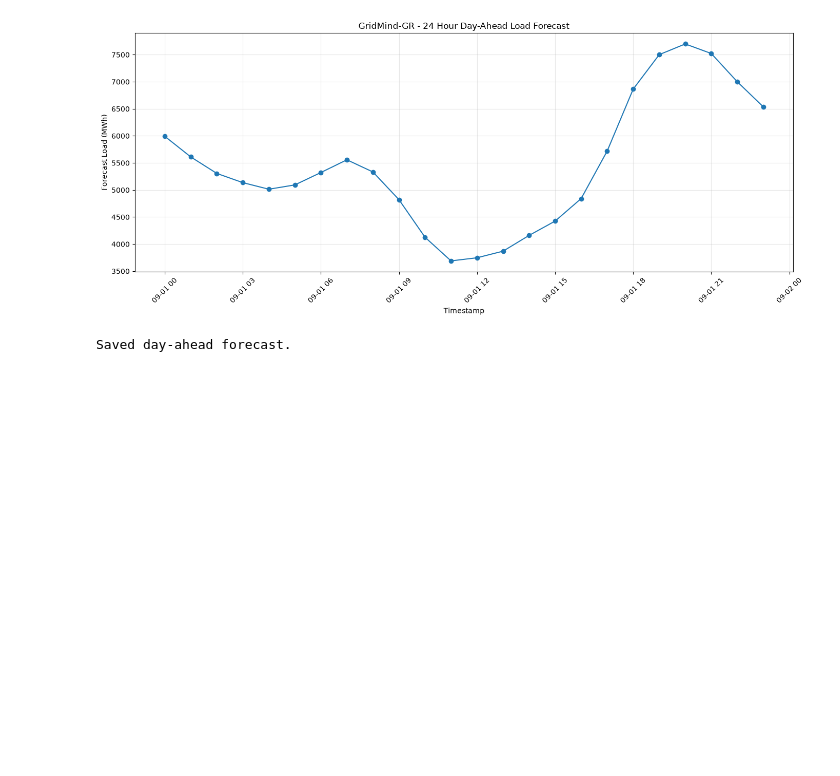
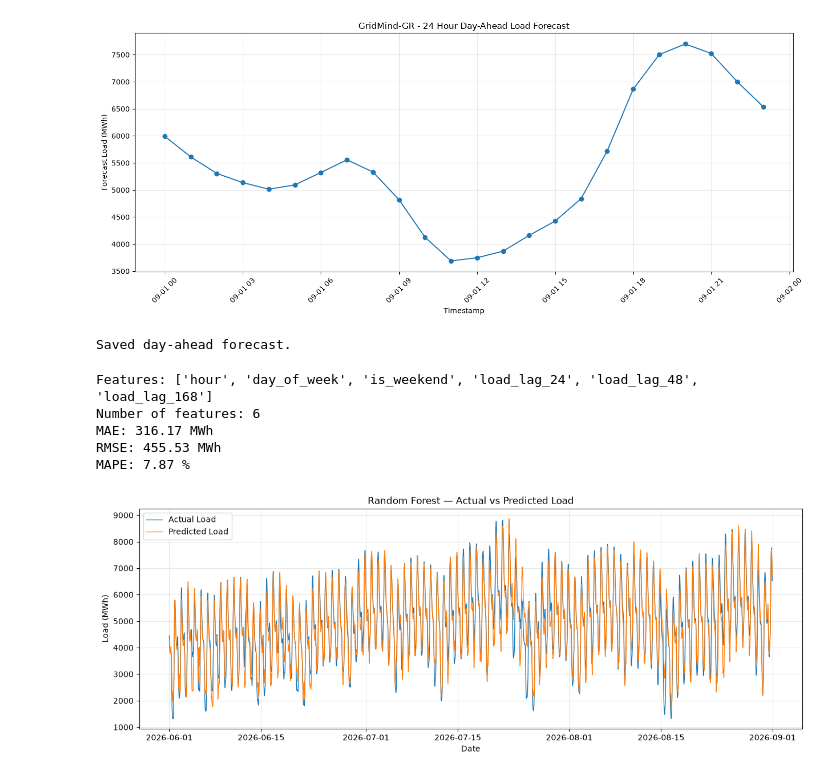
Before and after one commit to spetroulias/gridmind-gr, a Jupyter notebook: notebooks/03_forecast.ipynb, the cells around one changed output. Cells and saved outputs as stored; diff of their text form; code cells hidden in the pictures; blank space fills up the shorter version.

```diff
--- a/notebooks/03_forecast.ipynb
+++ b/notebooks/03_forecast.ipynb
@@ -849,3 +849,82 @@ day_ahead_forecast.to_csv(
 print("Saved day-ahead forecast.")
 # %% [output]
 Saved day-ahead forecast.
+# %%
+from sklearn.ensemble import RandomForestRegressor
+from sklearn.metrics import mean_absolute_error, mean_squared_error
+import numpy as np
+
+FEATURE_COLS = [
+    "hour",
+    "day_of_week",
+    "is_weekend",
+    "load_lag_24",
+    "load_lag_48",
+    "load_lag_168",
+]
+
+# Train / Test
+X_train = train[FEATURE_COLS]
+y_train = train["target"]
+
+X_test = test[FEATURE_COLS]
+y_test = test["target"]
+
+# Model
+model = RandomForestRegressor(
+    n_estimators=300,
+    max_depth=20,
+    min_samples_leaf=2,
+    random_state=42,
+    n_jobs=-1
+)
+
+model.fit(X_train, y_train)
+
+# Predictions
+test_predictions = model.predict(X_test)
+
+# Metrics
+mae = mean_absolute_error(y_test, test_predictions)
+rmse = np.sqrt(mean_squared_error(y_test, test_predictions))
+mape = np.mean(np.abs((y_test - test_predictions) / y_test)) * 100
+
+print("Features:", FEATURE_COLS)
+print("Number of features:", len(FEATURE_COLS))
+print(f"MAE: {mae:.2f} MWh")
+print(f"RMSE: {rmse:.2f} MWh")
+print(f"MAPE: {mape:.2f} %")
+# %% [output]
+Features: ['hour', 'day_of_week', 'is_weekend', 'load_lag_24', 'load_lag_48', 'load_lag_168']
+Number of features: 6
+MAE: 316.17 MWh
+RMSE: 455.53 MWh
+MAPE: 7.87 %
+# %%
+import matplotlib.pyplot as plt
+
+plt.figure(figsize=(15, 5))
+
+plt.plot(
+    test["timestamp"],
+    y_test,
+    label="Actual Load",
+    linewidth=1
+)
+
+plt.plot(
+    test["timestamp"],
+    test_predictions,
+    label="Predicted Load",
+    linewidth=1
+)
+
+plt.xlabel("Date")
+plt.ylabel("Load (MWh)")
+plt.title("Random Forest — Actual vs Predicted Load")
+plt.legend()
+plt.grid(alpha=0.3)
+
+plt.show()
+# %% [output]
+[figure, added]
```
Also changed, not shown: parts of 7 cells of this notebook, 8 other files.
